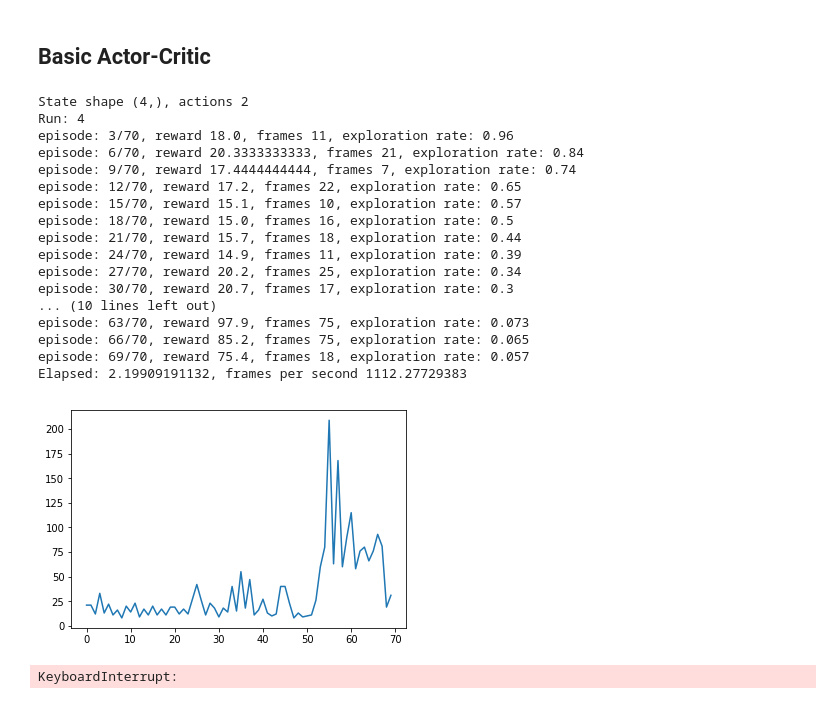
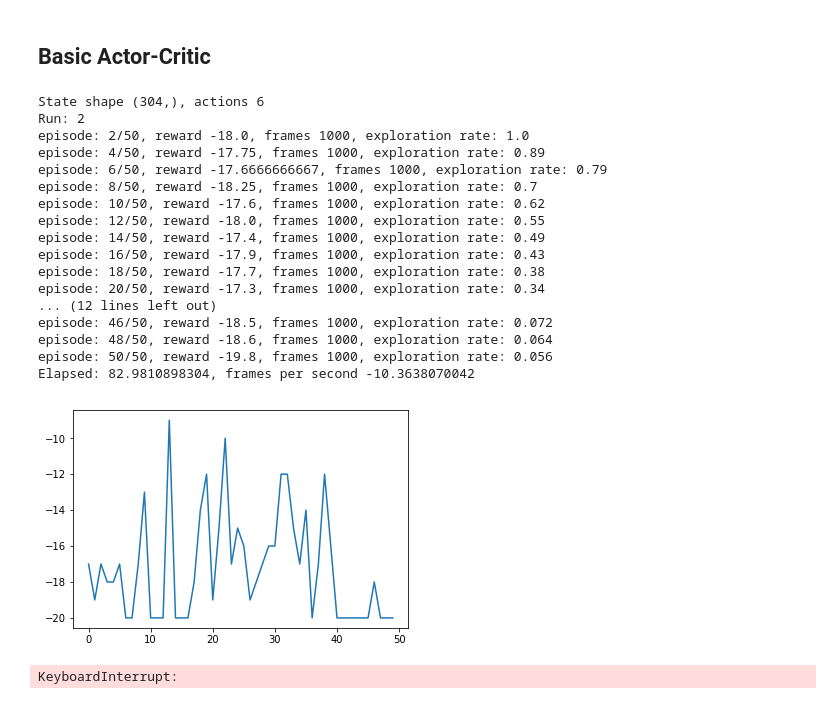
Before and after one commit to omikad/studying-ml, a Jupyter notebook: RL/actor_critic.ipynb, the cells around one changed output. Drawn from its saved outputs; the diff is of its cells as text; code cells hidden in the pictures.

```diff
--- a/RL/actor_critic.ipynb
+++ b/RL/actor_critic.ipynb
@@ -21,8 +21,8 @@ run_name = 0
 The autoreload extension is already loaded. To reload it, use:
   %reload_ext autoreload
 # %%
-env = gym.make('CartPole-v1')
-env.my_preprocess_input = lambda x: x
+# env = gym.make('CartPole-v1')
+# env.my_preprocess_input = lambda x: x
 
 # env = gym.make('MountainCar-v0')
 # env.my_preprocess_input = lambda x: x
@@ -30,8 +30,8 @@ env.my_preprocess_input = lambda x: x
 # env = gym.make('Breakout-v0')
 # env.my_preprocess_input = preprocess_input_breakout_v0
 
-# env = gym.make('Pong-v0')  # Reset TD reward by non-null values
-# env.my_preprocess_input = preprocess_input_pong_v0
+env = gym.make('Pong-v0')  # Reset TD reward by non-null values
+env.my_preprocess_input = preprocess_input_pong_v0
 
 # env.render(close=True)
 # plt.imshow(env.render('rgb_array'))
@@ -153,53 +151,54 @@ class ActorCriticAgent:
 import time
 start_time = time.time()
 
-params = LearningParameters(env, episodes_count=70)
+params = LearningParameters(env, episodes_count=50)
 params.max_frame_in_episode = min(params.max_frame_in_episode, 1000)
 params.epsilon_min = 0.05
+params.max_memory_size = 100000
 
 if 'session' in locals():
     session.close()
     tf.reset_default_graph()
     if 'tf_writer' in locals():
         tf_writer.close()
 config = tf.ConfigProto(device_count = {'GPU': 0})
 session = tf.Session(config=config)
 # session = tf.Session()
 run_name += 1
 print('Run: ' + str(run_name))
 
 agent = ActorCriticAgent(params)
 
 tf_writer = tf.summary.FileWriter('logs/run' + str(run_name), session.graph)
 
 session.run(tf.global_variables_initializer())
 
 agent, rewards = train_discounted_rewards(env, agent, params, normalize_rewards=True)
 # agent, rewards = train_reward_is_time(env, agent, params)
 # agent, rewards = train(env, agent, params)
 plt.plot(rewards)
 
 end_time = time.time()
-print('Elapsed: {}, frames per second {}'.format(end_time - start_time, np.sum(rewards) / (end_time - start_time)))
+print('Elapsed: {}, rewards per second {}'.format(end_time - start_time, np.sum(rewards) / (end_time - start_time)))
 # %% [output]
-State shape (4,), actions 2
-Run: 4
-episode: 3/70, reward 18.0, frames 11, exploration rate: 0.96
-episode: 6/70, reward 20.3333333333, frames 21, exploration rate: 0.84
-episode: 9/70, reward 17.4444444444, frames 7, exploration rate: 0.74
-episode: 12/70, reward 17.2, frames 22, exploration rate: 0.65
-episode: 15/70, reward 15.1, frames 10, exploration rate: 0.57
-episode: 18/70, reward 15.0, frames 16, exploration rate: 0.5
-episode: 21/70, reward 15.7, frames 18, exploration rate: 0.44
-episode: 24/70, reward 14.9, frames 11, exploration rate: 0.39
-episode: 27/70, reward 20.2, frames 25, exploration rate: 0.34
-episode: 30/70, reward 20.7, frames 17, exploration rate: 0.3
-... (10 lines left out)
-episode: 63/70, reward 97.9, frames 75, exploration rate: 0.073
-episode: 66/70, reward 85.2, frames 75, exploration rate: 0.065
-episode: 69/70, reward 75.4, frames 18, exploration rate: 0.057
-Elapsed: 2.19909191132, frames per second 1112.27729383
+State shape (304,), actions 6
+Run: 2
+episode: 2/50, reward -18.0, frames 1000, exploration rate: 1.0
+episode: 4/50, reward -17.75, frames 1000, exploration rate: 0.89
+episode: 6/50, reward -17.6666666667, frames 1000, exploration rate: 0.79
+episode: 8/50, reward -18.25, frames 1000, exploration rate: 0.7
+episode: 10/50, reward -17.6, frames 1000, exploration rate: 0.62
+episode: 12/50, reward -18.0, frames 1000, exploration rate: 0.55
+episode: 14/50, reward -17.4, frames 1000, exploration rate: 0.49
+episode: 16/50, reward -17.9, frames 1000, exploration rate: 0.43
+episode: 18/50, reward -17.7, frames 1000, exploration rate: 0.38
+episode: 20/50, reward -17.3, frames 1000, exploration rate: 0.34
+... (12 lines left out)
+episode: 46/50, reward -18.5, frames 1000, exploration rate: 0.072
+episode: 48/50, reward -18.6, frames 1000, exploration rate: 0.064
+episode: 50/50, reward -19.8, frames 1000, exploration rate: 0.056
+Elapsed: 82.9810898304, frames per second -10.3638070042
-[figure, old version]
+[figure, new version]
 # %%
 # Continue learning
 params.episodes_count = 500
```
Also changed, not shown: parts of 2 cells of this notebook, 1 other file.
